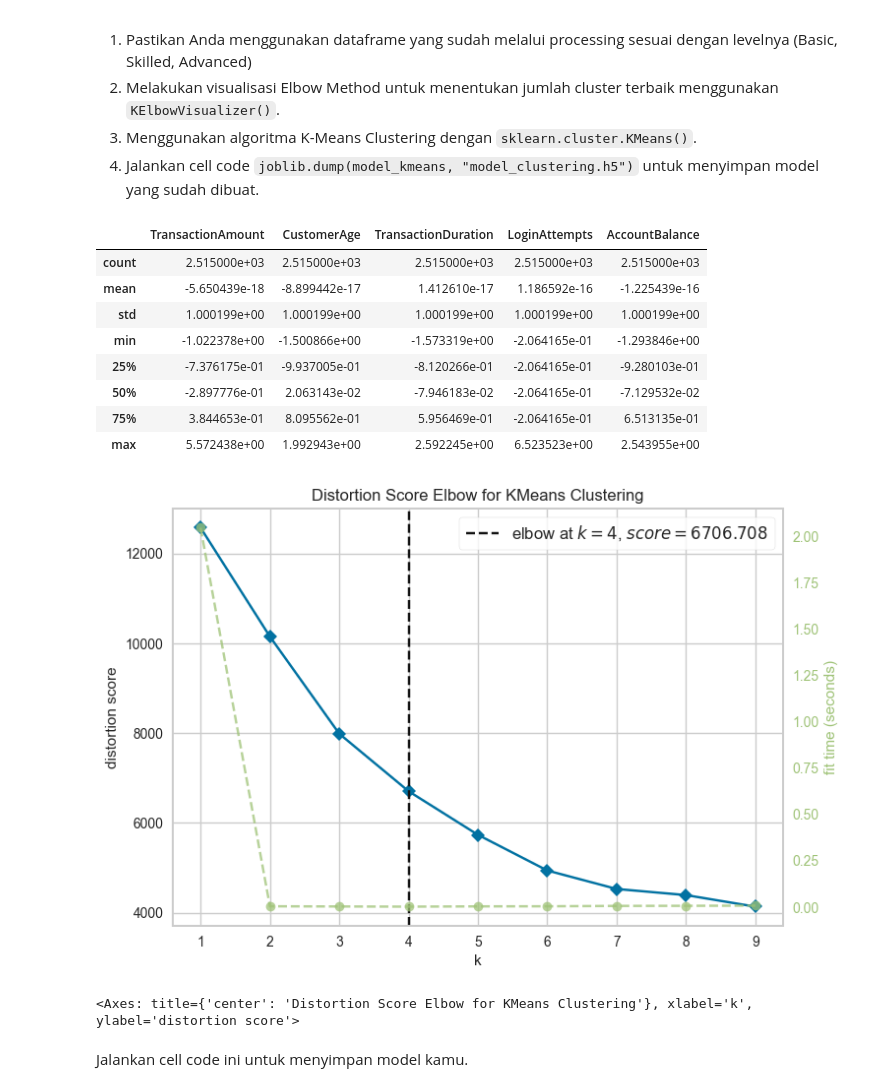
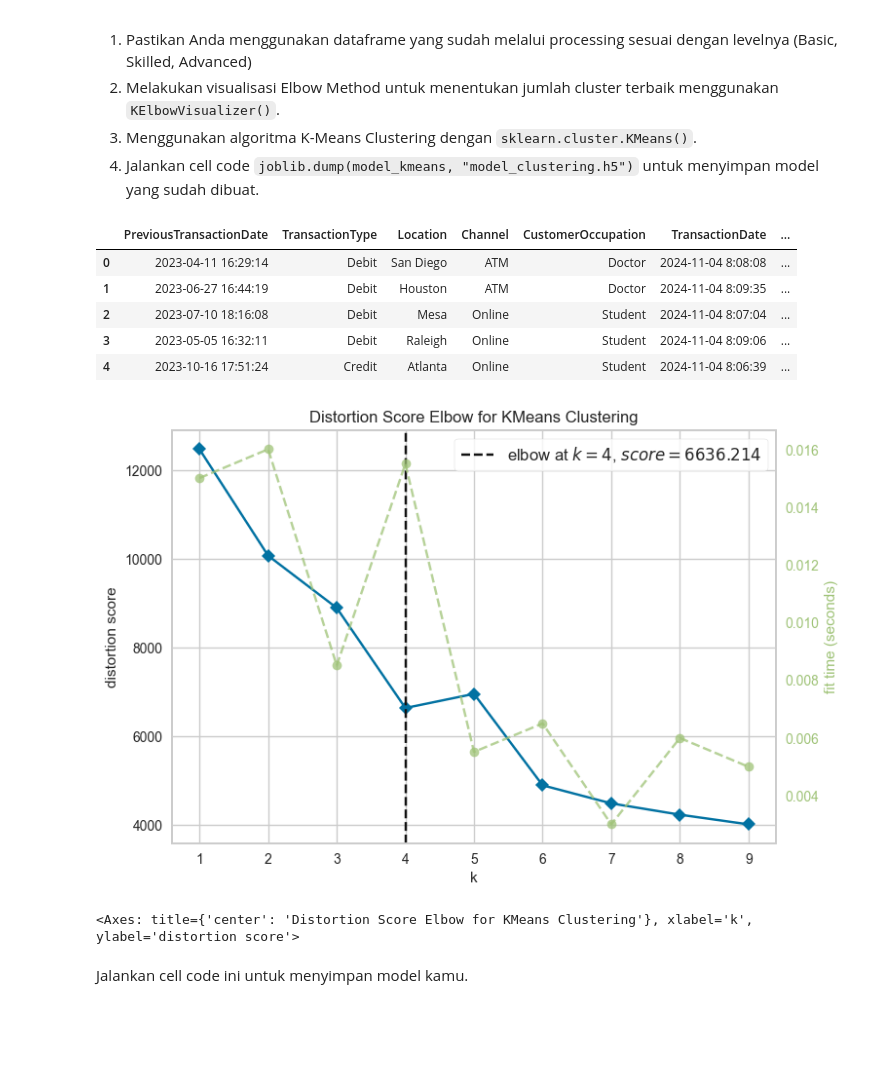
Before and after one commit to m8tyx/Proyek-ML, a Jupyter notebook: [Clustering]_Submission_Akhir_BMLP_Your_Name.ipynb, the cells around one changed output. Cells and saved outputs as stored; diff of their text form; code cells hidden in the pictures; blank space fills up the shorter version.

```diff
--- a/[Clustering]_Submission_Akhir_BMLP_Your_Name.ipynb
+++ b/[Clustering]_Submission_Akhir_BMLP_Your_Name.ipynb
@@ -328,0 +293,9 @@ Jumlah baris duplikat: 21
+# %%
+# Melakukan feature scaling menggunakan MinMaxScaler() atau StandardScalar() untuk fitur numerik.
+# Pastikan kamu menggunakan function head setelah melalukan scaling.
+numeric_cols = ['TransactionAmount', 'CustomerAge', 'TransactionDuration', 'LoginAttempts', 'AccountBalance']
+scaler = StandardScaler()
+scaled_features = scaler.fit_transform(df[numeric_cols])
+df_scaled = pd.DataFrame(scaled_features, columns=numeric_cols)
+
+df_scaled.head()
@@ -329,7 +309,10 @@ Jumlah baris duplikat: 21
 # %%
 # Melakukan drop pada kolom yang memiliki keterangan id dan IP Address
-df_important = df.drop(columns=[
+df_drop_id = df.drop(columns=[
     'TransactionID', 'AccountID', 'DeviceID', 'MerchantID', 'IP Address'
 ])
+cols_to_replace = df_scaled.columns
+df_important = df_drop_id.drop(columns=cols_to_replace)
+df_important = pd.concat([df_important, df_scaled], axis=1)
 df_important.head()
 # %% [output]
@@ -371,13 +379,22 @@ numeric_cols = df_important.select_dtypes(include='number').columns
 for col in numeric_cols:
     df_important[col] = df_important[col].fillna(df_important[col].mean())
 
+numeric_cols = df_encoded.select_dtypes(include='number').columns
+for col in numeric_cols:
+    df_encoded[col] = df_encoded[col].fillna(df_encoded[col].mean())
+
 # 2. Untuk kolom kategorikal → isi dengan modus (mode)
 categorical_cols = df_important.select_dtypes(include='object').columns
 for col in categorical_cols:
     df_important[col] = df_important[col].fillna(df_important[col].mode()[0])
 
+categorical_cols = df_encoded.select_dtypes(include='object').columns
+for col in categorical_cols:
+    df_encoded[col] = df_encoded[col].fillna(df_encoded[col].mode()[0])
+
 # 3. Cek apakah masih ada missing values
-missing_values_after = df_important.isnull().sum()
-print("Missing values after handling:")
-print(missing_values_after[missing_values_after > 0])
+print("Missing values in df_important:")
+print(df_important.isnull().sum()[lambda x: x > 0])
+print("\nMissing values in df_encoded:")
+print(df_encoded.isnull().sum()[lambda x: x > 0])
 # %% [output]
@@ -532,26 +494,30 @@ Pada tahap ini, Anda membangun model clustering dengan memilih algoritma yang se
 # Kode harus digunakan dan dilarang menambahkan syntax lainnya pada cell ini.
 # ___.describe()
 
-df_scaled.describe()
+df_droped.head()
 # %% [output]
-|  | TransactionAmount | CustomerAge | TransactionDuration | LoginAttempts | AccountBalance |
-| count | 2.515000e+03 | 2.515000e+03 | 2.515000e+03 | 2.515000e+03 | 2.515000e+03 |
-| mean | -5.650439e-18 | -8.899442e-17 | 1.412610e-17 | 1.186592e-16 | -1.225439e-16 |
-| std | 1.000199e+00 | 1.000199e+00 | 1.000199e+00 | 1.000199e+00 | 1.000199e+00 |
-| min | -1.022378e+00 | -1.500866e+00 | -1.573319e+00 | -2.064165e-01 | -1.293846e+00 |
-| 25% | -7.376175e-01 | -9.937005e-01 | -8.120266e-01 | -2.064165e-01 | -9.280103e-01 |
-| 50% | -2.897776e-01 | 2.063143e-02 | -7.946183e-02 | -2.064165e-01 | -7.129532e-02 |
-| 75% | 3.844653e-01 | 8.095562e-01 | 5.956469e-01 | -2.064165e-01 | 6.513135e-01 |
-| max | 5.572438e+00 | 1.992943e+00 | 2.592245e+00 | 6.523523e+00 | 2.543955e+00 |
+|  | PreviousTransactionDate | TransactionType | Location | Channel | CustomerOccupation | TransactionDate | ... |
+| 0 | 2023-04-11 16:29:14 | Debit | San Diego | ATM | Doctor | 2024-11-04 8:08:08 | ... |
+| 1 | 2023-06-27 16:44:19 | Debit | Houston | ATM | Doctor | 2024-11-04 8:09:35 | ... |
+| 2 | 2023-07-10 18:16:08 | Debit | Mesa | Online | Student | 2024-11-04 8:07:04 | ... |
+| 3 | 2023-05-05 16:32:11 | Debit | Raleigh | Online | Student | 2024-11-04 8:09:06 | ... |
+| 4 | 2023-10-16 17:51:24 | Credit | Atlanta | Online | Student | 2024-11-04 8:06:39 | ... |
 # %%
 # Melakukan visualisasi Elbow Method menggunakan KElbowVisualizer()
 # Inisialisasi model KMeans tanpa parameter awal
-kmeans = KMeans(random_state=42)  # Atur random_state agar hasil tetap
+# Ambil hanya kolom numerik
+df_cluster = df_droped.select_dtypes(include=['number'])
+
+# Jalankan ElbowVisualizer dengan data numerik
+from yellowbrick.cluster import KElbowVisualizer
+from sklearn.cluster import KMeans
+
+kmeans = KMeans(random_state=42)
 visualizer = KElbowVisualizer(kmeans, k=(1, 10))
-visualizer.fit(df_scaled)
+visualizer.fit(df_cluster)
 visualizer.show()
 # %% [output]
-[figure, old version]
+[figure, new version]
 <Axes: title={'center': 'Distortion Score Elbow for KMeans Clustering'}, xlabel='k', ylabel='distortion score'>
 # %%
 # Menggunakan algoritma K-Means Clustering
```
Also changed, not shown: parts of 33 cells of this notebook, 2 other files.
